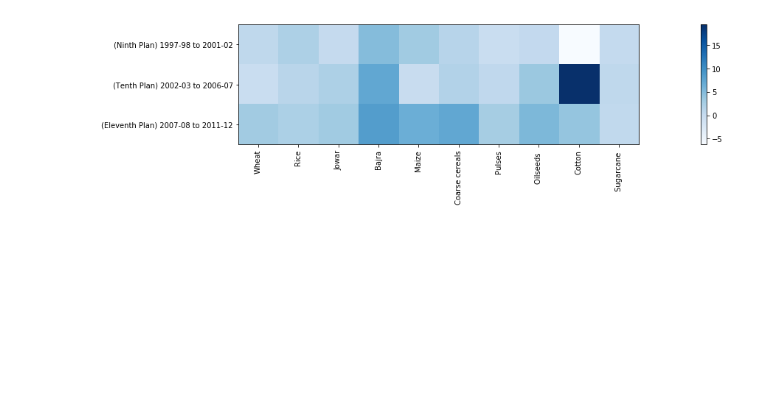
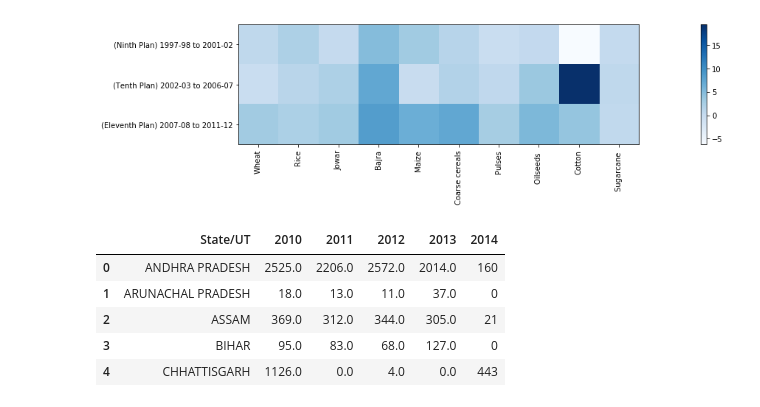
Before and after one commit to nitinvbharti/Agriculture_Analysis, a Jupyter notebook: Agro_analysis.ipynb, the cells around one changed output. Cells and saved outputs as stored; diff of their text form; code cells hidden in the pictures; blank space fills up the shorter version.

```diff
--- a/Agro_analysis.ipynb
+++ b/Agro_analysis.ipynb
@@ -212,3 +212,15 @@ plt.colorbar()
 plt.show()
 # %% [output]
 [figure]
+# %%
+suicides = pd.read_csv('suicides_10-14.csv',delimiter = ',')
+suicides.drop(columns={'Sl. No.','2014 - Labourers'},inplace=True)
+suicides.iloc[:,:].fillna(0,inplace=True)
+suicides.head()
+# %% [output]
+|  | State/UT | 2010 | 2011 | 2012 | 2013 | 2014 |
+| 0 | ANDHRA PRADESH | 2525.0 | 2206.0 | 2572.0 | 2014.0 | 160 |
+| 1 | ARUNACHAL PRADESH | 18.0 | 13.0 | 11.0 | 37.0 | 0 |
+| 2 | ASSAM | 369.0 | 312.0 | 344.0 | 305.0 | 21 |
+| 3 | BIHAR | 95.0 | 83.0 | 68.0 | 127.0 | 0 |
+| 4 | CHHATTISGARH | 1126.0 | 0.0 | 4.0 | 0.0 | 443 |
```
Also changed, not shown: parts of 3 cells of this notebook, 2 other files.
